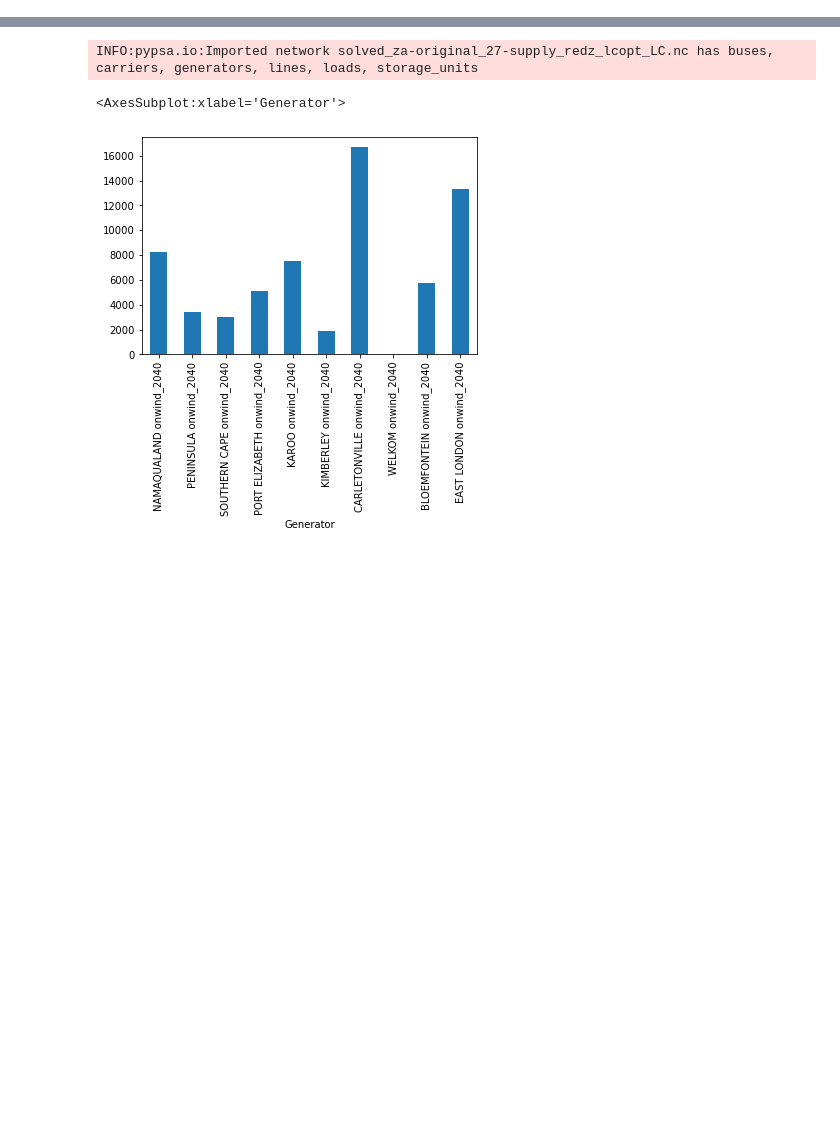
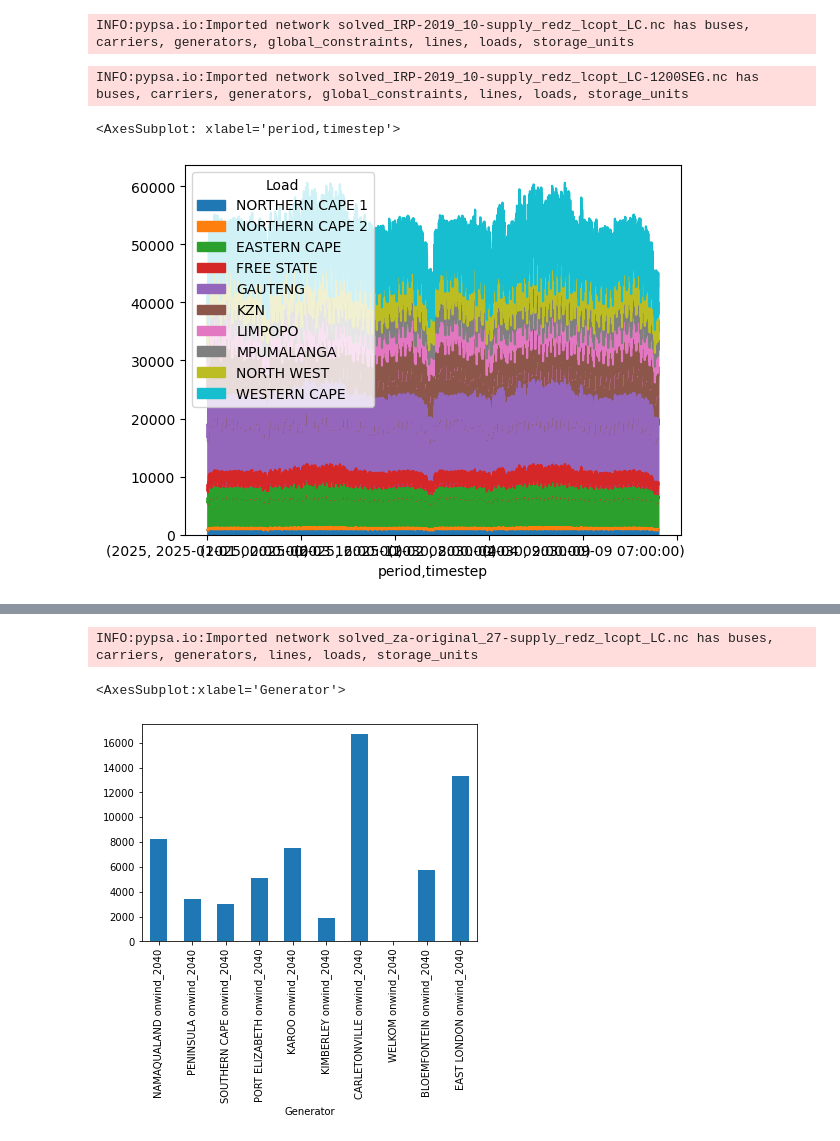
Before and after one commit to PyPSA/pypsa-za, a Jupyter notebook: notebooks/general_playground.ipynb, the cells around one changed output, grey strips where cells are left out. Drawn from its saved outputs; the diff is of its cells as text; code cells hidden in the pictures; blank space fills up the shorter version.

```diff
--- a/notebooks/general_playground.ipynb
+++ b/notebooks/general_playground.ipynb
@@ -9,3 +9,16 @@ import plotting_utilities as pu
 import financial_utilities as fu
 import xarray as xr
 import cartopy.crs as ccrs
+# %%
+n0 = pypsa.Network('../results/version-0.6/networks/solved_IRP-2019_10-supply_redz_lcopt_LC.nc')
+# %% [output]
+INFO:pypsa.io:Imported network solved_IRP-2019_10-supply_redz_lcopt_LC.nc has buses, carriers, generators, global_constraints, lines, loads, storage_units
+# %%
+n1 = pypsa.Network('../results/version-0.6/networks/solved_IRP-2019_10-supply_redz_lcopt_LC-1200SEG.nc')
+# %% [output]
+INFO:pypsa.io:Imported network solved_IRP-2019_10-supply_redz_lcopt_LC-1200SEG.nc has buses, carriers, generators, global_constraints, lines, loads, storage_units
+# %%
+n1.loads_t.p_set.plot.area()
+# %% [output]
+<AxesSubplot: xlabel='period,timestep'>
+[figure, added]
```
Also changed, not shown: parts of 10 cells of this notebook, 12 other files.
